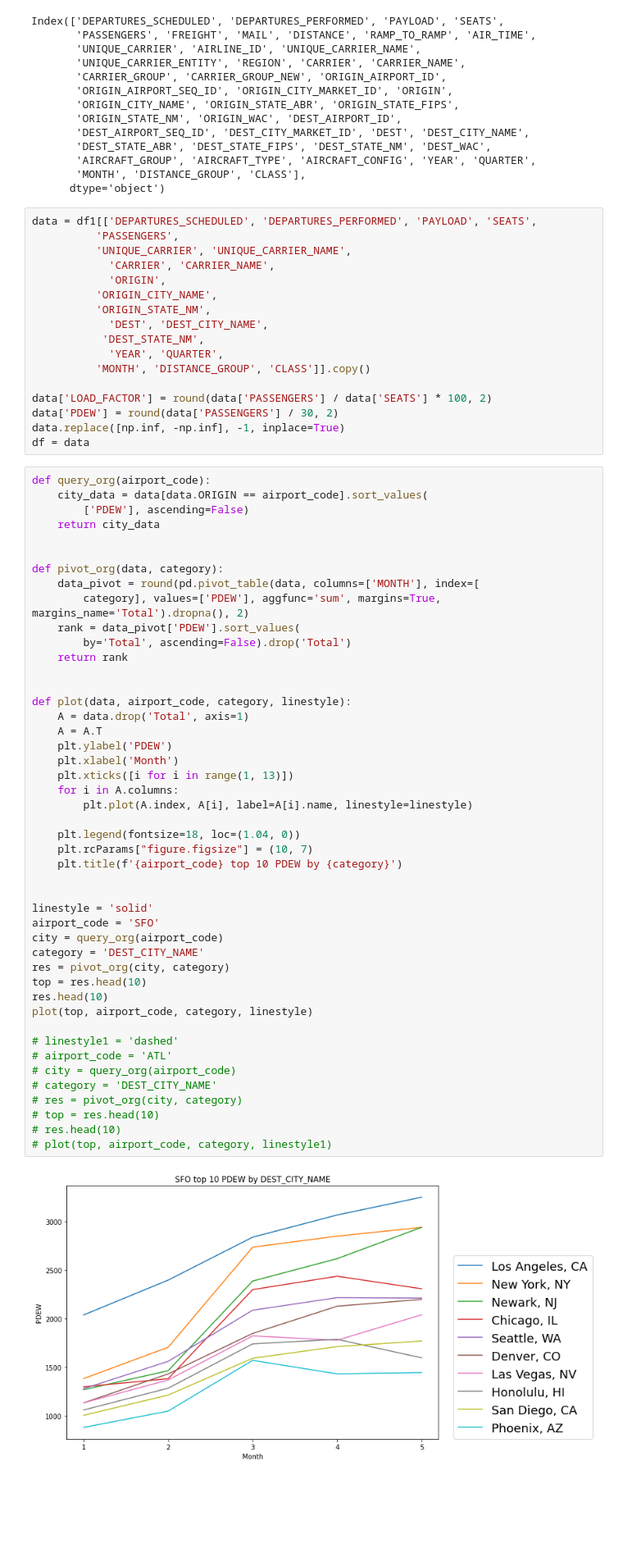
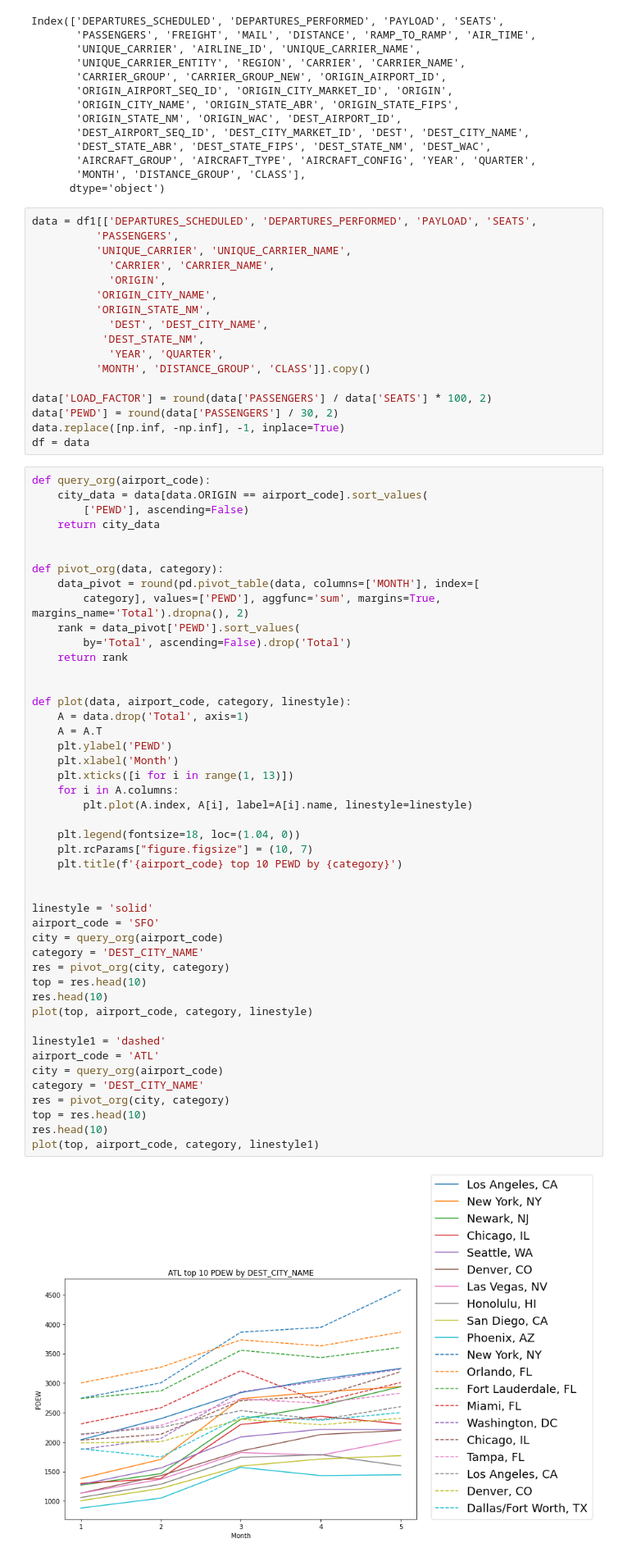
Before and after one commit to Chloester2021/DOT-Data-Analysis, a Jupyter notebook: T_100_SEG.ipynb, the cells around one changed output. Shown: that part at 82% size. Drawn from its saved outputs; the diff is of its cells as text; blank space fills up the shorter version.

Commit message:
change pewd

```diff
--- a/T_100_SEG.ipynb
+++ b/T_100_SEG.ipynb
@@ -36,57 +36,57 @@ data = df1[['DEPARTURES_SCHEDULED', 'DEPARTURES_PERFORMED', 'PAYLOAD', 'SEATS',
           'MONTH', 'DISTANCE_GROUP', 'CLASS']].copy()
 
 data['LOAD_FACTOR'] = round(data['PASSENGERS'] / data['SEATS'] * 100, 2)
-data['PDEW'] = round(data['PASSENGERS'] / 30, 2)
+data['PEWD'] = round(data['PASSENGERS'] / 30, 2)
 data.replace([np.inf, -np.inf], -1, inplace=True)
 df = data
 # %%
 def query_org(airport_code):
     city_data = data[data.ORIGIN == airport_code].sort_values(
-        ['PDEW'], ascending=False)
+        ['PEWD'], ascending=False)
     return city_data
 
 
 def pivot_org(data, category):
     data_pivot = round(pd.pivot_table(data, columns=['MONTH'], index=[
-        category], values=['PDEW'], aggfunc='sum', margins=True, margins_name='Total').dropna(), 2)
-    rank = data_pivot['PDEW'].sort_values(
+        category], values=['PEWD'], aggfunc='sum', margins=True, margins_name='Total').dropna(), 2)
+    rank = data_pivot['PEWD'].sort_values(
         by='Total', ascending=False).drop('Total')
     return rank
 
 
 def plot(data, airport_code, category, linestyle):
     A = data.drop('Total', axis=1)
     A = A.T
-    plt.ylabel('PDEW')
+    plt.ylabel('PEWD')
     plt.xlabel('Month')
     plt.xticks([i for i in range(1, 13)])
     for i in A.columns:
         plt.plot(A.index, A[i], label=A[i].name, linestyle=linestyle)
 
     plt.legend(fontsize=18, loc=(1.04, 0))
     plt.rcParams["figure.figsize"] = (10, 7)
-    plt.title(f'{airport_code} top 10 PDEW by {category}')
+    plt.title(f'{airport_code} top 10 PEWD by {category}')
 
 
 linestyle = 'solid'
 airport_code = 'SFO'
 city = query_org(airport_code)
 category = 'DEST_CITY_NAME'
 res = pivot_org(city, category)
 top = res.head(10)
 res.head(10)
 plot(top, airport_code, category, linestyle)
 
-# linestyle1 = 'dashed'
-# airport_code = 'ATL'
-# city = query_org(airport_code)
-# category = 'DEST_CITY_NAME'
-# res = pivot_org(city, category)
-# top = res.head(10)
-# res.head(10)
-# plot(top, airport_code, category, linestyle1)
+linestyle1 = 'dashed'
+airport_code = 'ATL'
+city = query_org(airport_code)
+category = 'DEST_CITY_NAME'
+res = pivot_org(city, category)
+top = res.head(10)
+res.head(10)
+plot(top, airport_code, category, linestyle1)
 # %% [output]
-[figure, old version]
+[figure, new version]
 # %%
 # City pair pax per day table
 city_pair = data.query(
```
Also changed, not shown: parts of 1 cell of this notebook.
